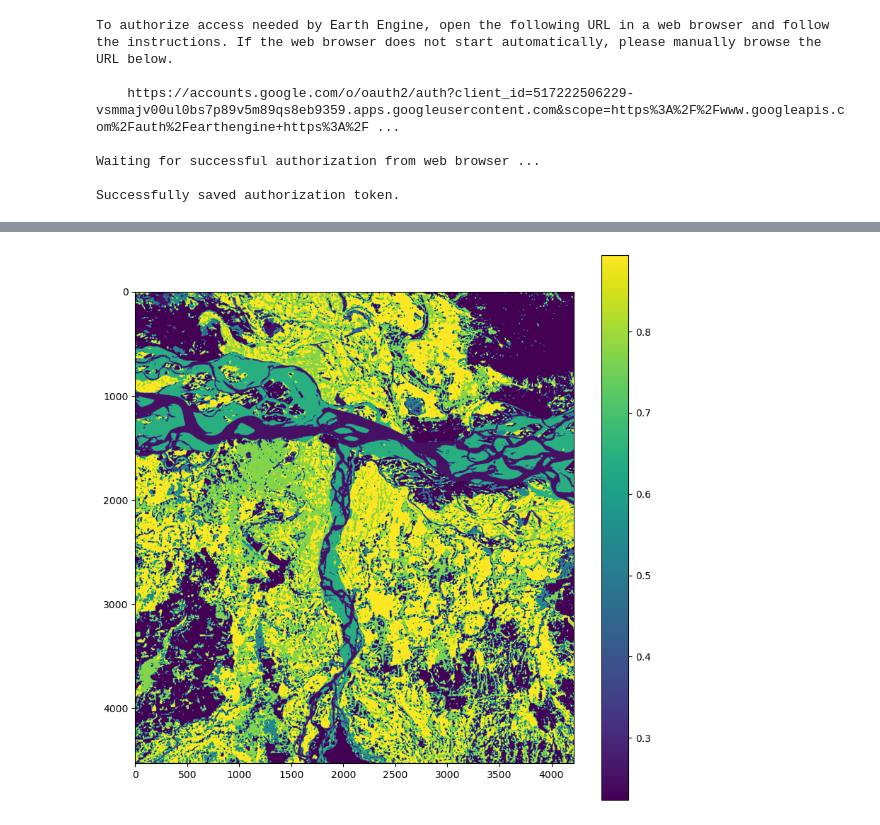
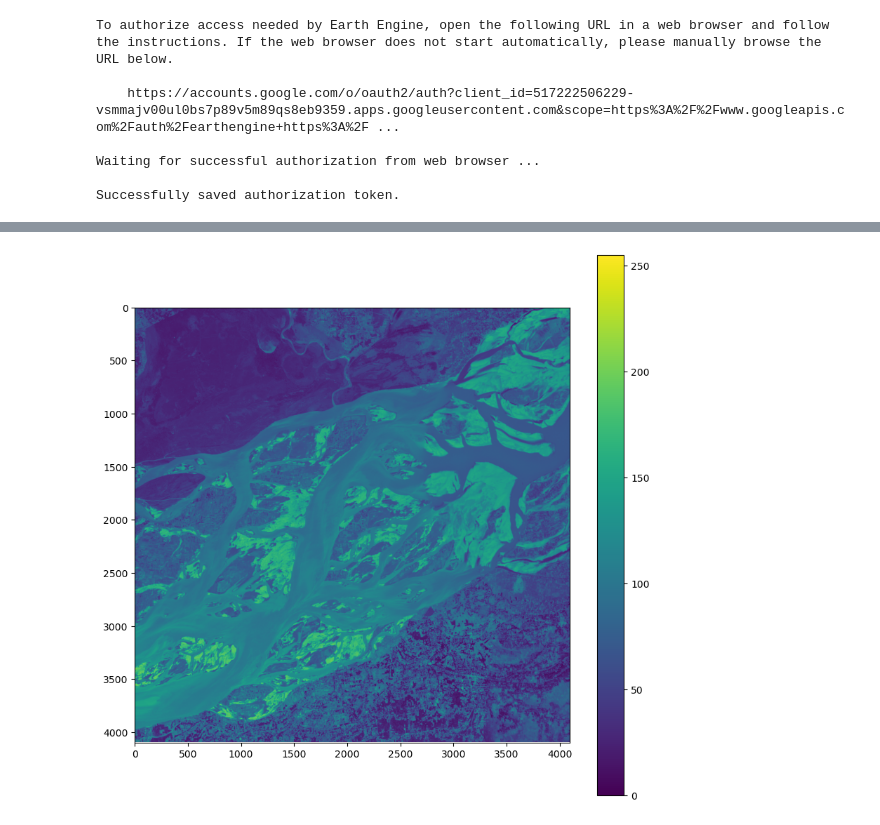
Before and after one commit to samriddhikhar3/musa650_final, a Jupyter notebook: final_musa650.ipynb, the cells around one changed output, grey strips where cells are left out. Cells and saved outputs as stored; diff of their text form; code cells hidden in the pictures.

```diff
--- a/final_musa650.ipynb
+++ b/final_musa650.ipynb
@@ -73,12 +62,12 @@ TypeError: Image data of dtype object cannot be converted to float
 # %%
 # Open the raster image
-with rasterio.open('./data/Year2023/Dynamic_World_Labels_20230103T042149_20230103T042448_T46RDQ.tif') as src:
+with rio.open('D:/2015-2023/December 2015/L15-1549E-1180N.tif') as src:
     raster_array = src.read(1)  # Read the first band of the raster
 
 # Display the raster image
 fig, ax = plt.subplots(figsize=(10, 10))
-img = ax.imshow(raster_array, cmap='viridis')  # Adjust the colormap as needed
+img = ax.imshow(raster_array)  # Adjust the colormap as needed
 plt.colorbar(img)
 plt.show()
 # %% [output]
-[figure, old version]
+[figure, new version]
```
Also changed, not shown: parts of 19 cells of this notebook, 2 other files.
